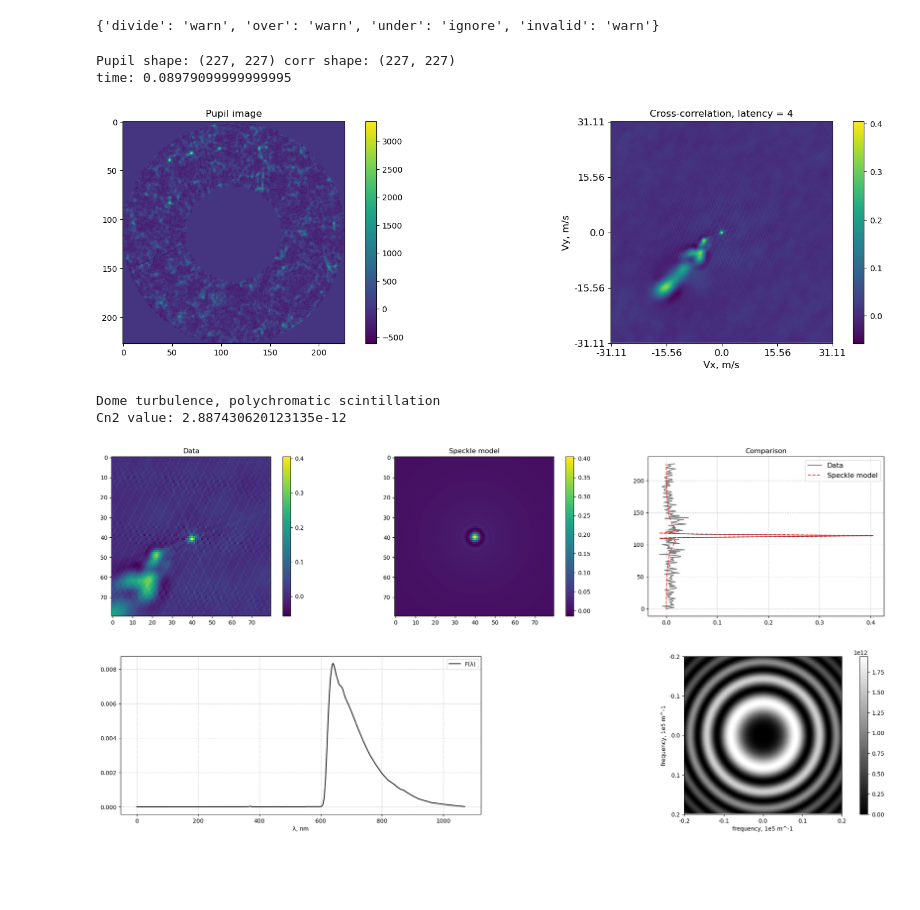
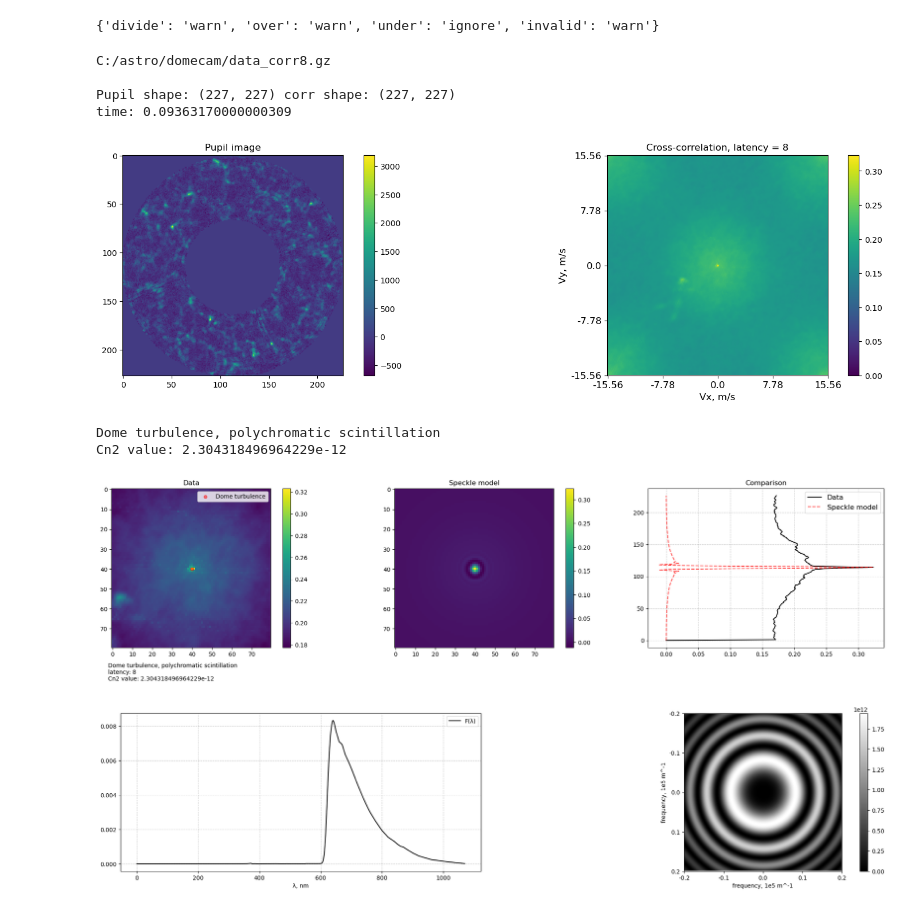
Before and after one commit to AntonMate/domecam, a Jupyter notebook: draft.ipynb, the cells around one changed output. Cells and saved outputs as stored; diff of their text form; code cells hidden in the pictures; blank space fills up the shorter version.

```diff
--- a/draft.ipynb
+++ b/draft.ipynb
@@ -142,7 +142,7 @@ def gamma_poly(X, Y, Vx, Vy, Cn2, z):
 
     res = f_11_3 * Spectral_filter * A_f
     res[np.isnan(res)] = 0
-    res = np.fft.fftshift(np.real(np.fft.ifft2(np.fft.fftshift(res))))
+    res = np.fft.fftshift(np.real(np.fft.ifft2(np.fft.fftshift(res)))) # np.abs np.real
     res = Cn2 * const * res * pow(f_scale, 2) * nx * nx
     res = shift(res, (-Ypix, Xpix), order=5)
     res = res * cjk
@@ -200,8 +200,9 @@ def pupil_cc(file, file_bias=None, pupil_diameter=None, corr_latency=None, metho
 
     st = time.perf_counter() #
     if method == 'repeat':
-        frame = np.loadtxt('C:/astro/data.gz')
-        data_corr = np.loadtxt('C:/astro/data_corr.gz')
+        print(f'C:/astro/domecam/data_corr{corr_latency}.gz')
+        frame = np.loadtxt('C:/astro/domecam/data.gz')
+        data_corr = np.loadtxt(f'C:/astro/domecam/data_corr{corr_latency}_abs.gz')
         with fits.open(file) as f:
             sec_per_frame = 1 / f[0].header['FRATE']
 
@@ -239,21 +240,23 @@ def pupil_cc(file, file_bias=None, pupil_diameter=None, corr_latency=None, metho
     ax2.set_ylabel('Vy, m/s', fontsize=12)
     ax2.set_xlabel('Vx, m/s', fontsize=12)
 
-    np.savetxt('C:/astro/data_corr.gz', data_corr)
-    np.savetxt('C:/astro/data.gz', frame)
+    np.savetxt(f'C:/astro/domecam/data_corr{corr_latency}_abs.gz', data_corr)
+#     np.savetxt('C:/astro/data.gz', frame)
     return data_corr
 # %%
 # ----------------------------- Inputs -----------------------------------
 file = '20210130l_m2km.fits'      # файл с объектом
 file_bias = 'bias20210130.fits'   # файл с кадром смещения, bias
-corr_latency = 4                  # задержка в кросс-корреляции, [кол-во кадров]
+corr_latency = 8                  # задержка в кросс-корреляции, [кол-во кадров]
 pupil_diameter = 2.5              # диаметр телескопа, [м]
 
 data_corr = pupil_cc(file, file_bias=file_bias, pupil_diameter=pupil_diameter, corr_latency=corr_latency, method='repeat')
 # %% [output]
+C:/astro/domecam/data_corr8.gz
+
 Pupil shape: (227, 227) corr shape: (227, 227)
-time: 0.08979099999999995
+time: 0.09363170000000309
-[figure, old version]
+[figure, new version]
 # %%
 # ------------------------- Глобальные переменные -------------------------
 cjk, nx = c_jk() # c_jk, nx - размер окна автокорреляции
@@ -284,70 +287,68 @@ X, Y = np.meshgrid(x, y) # Сетка для функций Гамм (будет
 Отрисовка подкупольной турбулентности
 '''
 
-def dome_turbulence(window_zoom=None, data_corr=None, type_='mono', lambda_=None):
-    global X, Y
+def dome_turbulence(speckle_coords=None, data_corr=None, type_='mono', lambda_=None):
+    global X, Y, corr_latency
     Cn2_ex = 1*pow(10, -13)
     Vx = 0
     Vy = 0
+    x = speckle_coords[1]
+    y = speckle_coords[0]
     if type_ == 'mono':
         input_lambda = lambda_
-        k = np.max(data_corr[data_corr.shape[0]//2-window_zoom:data_corr.shape[0]//2+window_zoom,
-                   data_corr.shape[1]//2-window_zoom:data_corr.shape[1]//2+window_zoom]) \
-        / np.max((gamma_mono(X, Y, Vx, Vy, Cn2_ex, z, input_lambda)))
-
+        k = data_corr[y, x] / np.max((gamma_mono(X, Y, Vx, Vy, Cn2_ex, z, input_lambda)))
         Cn2 = Cn2_ex * k
         gamma_new = gamma_mono(X, Y, Vx, Vy, Cn2, z, input_lambda)
         tit = 'Dome turbulence, monochromatic scintillation'
-        print(tit)
 
     if type_ == 'poly':
-        k = np.max(data_corr[data_corr.shape[0]//2-window_zoom:data_corr.shape[0]//2+window_zoom,
-                     data_corr.shape[1]//2-window_zoom:data_corr.shape[1]//2+window_zoom]) \
-        / np.max((gamma_poly(X, Y,Vx, Vy, Cn2_ex, z)))
-
+        k = data_corr[y, x] / np.max((gamma_poly(X, Y,Vx, Vy, Cn2_ex, z)))
         Cn2 = Cn2_ex * k
         gamma_new = gamma_poly(X, Y, Vx, Vy, Cn2, z)
         tit = 'Dome turbulence, polychromatic scintillation'
-        print(tit)
 
 
     centr = np.unravel_index(np.argmax(gamma_new), gamma_new.shape)
 
     X = data_corr[:, data_corr.shape[1]//2]
     Y = range(data_corr.shape[0])
     X3 = gamma_new[centr[0]-data_corr.shape[0]//2-1:centr[0]+data_corr.shape[0]//2, gamma_new.shape[1]//2]
     Y3 = range(data_corr.shape[0])
 
     fig, (ax, ax2, ax3) = plt.subplots(1, 3, figsize=(25, 5))
-
-    fig.colorbar(ax.imshow(data_corr[data_corr.shape[0]//2-window_zoom:data_corr.shape[0]//2+window_zoom,
-                                 data_corr.shape[1]//2-window_zoom:data_corr.shape[1]//2+window_zoom]), ax = ax)
+    fig.colorbar(ax.imshow(data_corr[y-40:y+40, x-40:x+40]), ax = ax)
+    ax.scatter(x=data_corr[y-40:y+40, x-40:x+40].shape[1]//2, y=data_corr[y-40:y+40, x-40:x+40].shape[0]//2,
+               label='Dome turbulence', alpha=0.5, s=30, color='red')
+    ax.legend()
     ax.grid(False)
 
-    fig.colorbar(ax2.imshow(gamma_new[centr[0]-window_zoom:centr[0]+window_zoom,
-                                      centr[1]-window_zoom:centr[1]+window_zoom]), ax=ax2)
+    fig.colorbar(ax2.imshow(gamma_new[centr[0]-40:centr[0]+40,
+                                      centr[1]-40:centr[1]+40]), ax=ax2)
     ax2.grid(False)
 
-    ax3.plot(X, Y, alpha = 1, label = 'original corr', color = 'gray')
+    ax3.plot(X, Y, alpha = 1, label = 'original corr', color = 'black')
     ax3.plot(X3, Y3, alpha = 0.7, ls = '--', label = 'corected gamma', color = 'red')
-#     ax3.legend(['Γ', 'γ'], loc=1, prop={'size': 12})
     ax3.legend(['Data', 'Speckle model'], loc=1, prop={'size': 12})
     ax3.grid(color = 'black', linestyle='--', alpha = 0.2)
 
     # fig.savefig('C:/astro/teor_corr2.png', bbox_inches='tight')
 
     ax.set_title('Data')
     ax2.set_title('Speckle model')
     ax3.set_title('Comparison')
+    fig.text(0.15, -0.05, f'{tit}\n\
+latency: {corr_latency}\n\
+Cn2 value: {Cn2}')
+    fig.savefig(f'C:/astro/domecam/dome_turb{corr_latency}_abs.png', bbox_inches='tight')
+    print(tit)
     print('Cn2 value:', Cn2)
-#     fig.text(0.15, -0.05, f'{tit}\n Cn2: {Cn2}')
 
 lambda_ = 500 * pow(10, -9) # длина волны для монохроматического случая, [м]
-dome_turbulence(window_zoom=40, data_corr=data_corr, type_='poly', lambda_=None) # 'poly' or 'mono'
+dome_turbulence(speckle_coords=[114, 113], data_corr=data_corr, type_='poly', lambda_=None) # 'poly' or 'mono2
 # %% [output]
 Dome turbulence, polychromatic scintillation
-Cn2 value: 2.887430620123135e-12
+Cn2 value: 2.304318496964229e-12
-[figure, old version]
+[figure, new version]
 # %%
 '''
 Отрисовка спектрального фильтра и функции отклика для отчета
```
Also changed, not shown: parts of 3 cells of this notebook.
